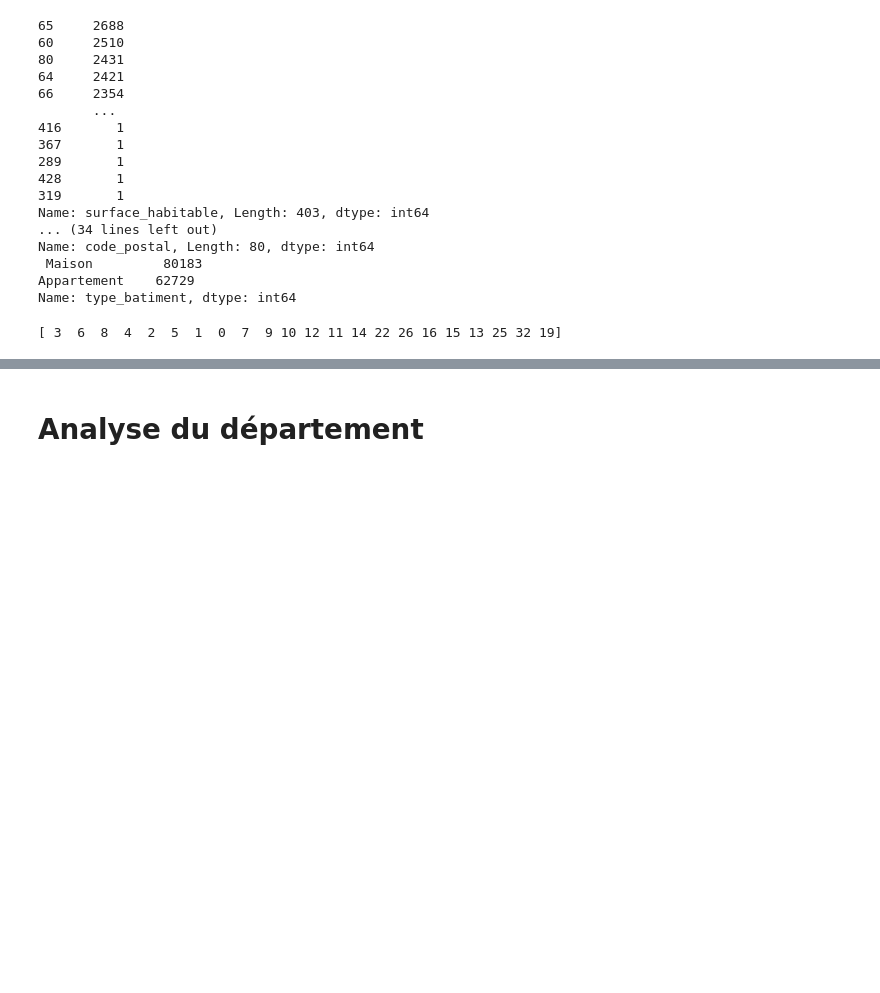
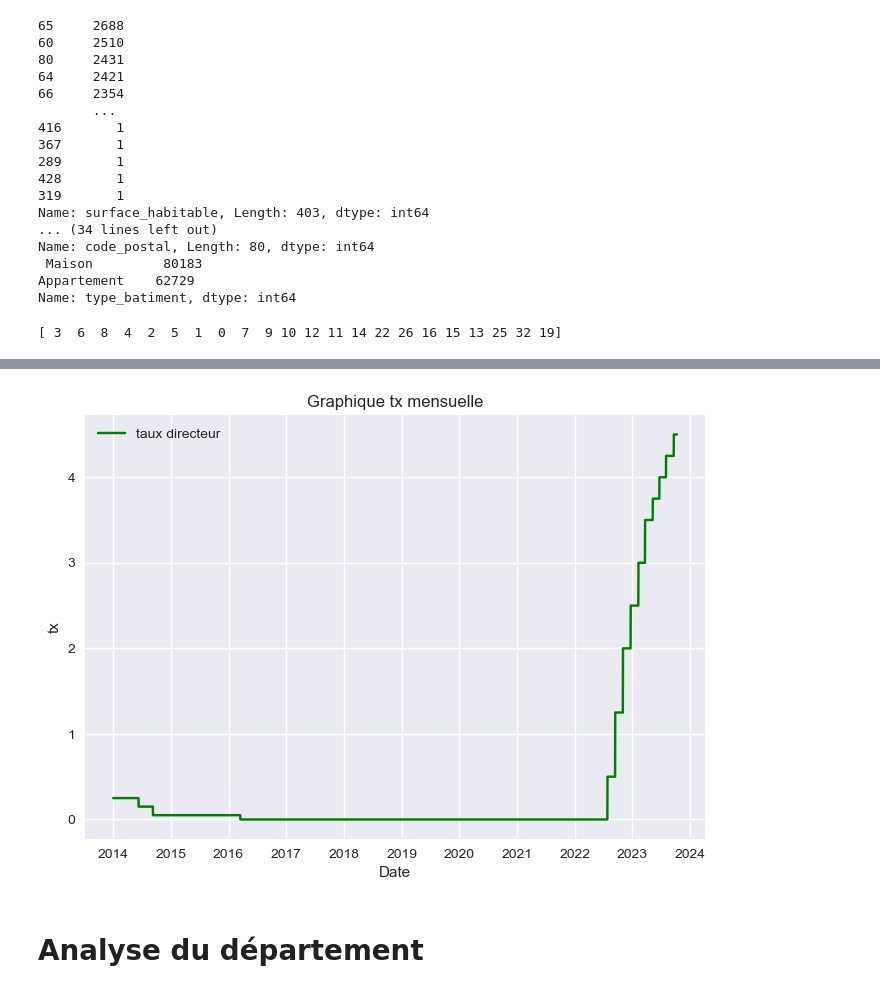
Before and after one commit to Kemriti/Bigdata, a Jupyter notebook: Paris.ipynb, the cells around one changed output, grey strips where cells are left out. Cells and saved outputs as stored; diff of their text form; code cells hidden in the pictures; blank space fills up the shorter version.

```diff
--- a/Paris.ipynb
+++ b/Paris.ipynb
@@ -150,0 +158,4 @@ print(departement["n_pieces"].unique())
+# %%
+tx_directeur = pd.read_csv("ECB tx directeur.csv",parse_dates=["DATE"],index_col="DATE")
+tx_directeur.index = pd.to_datetime(tx_directeur.index)
+tx_directeur= tx_directeur[(tx_directeur.index >= '2014-01-01') & (tx_directeur.index <= '2023-12-31')]
@@ -151,3 +164,19 @@ print(departement["n_pieces"].unique())
+# %%
+import matplotlib.pyplot as plt
+
+# Remplace 'Date' par le nom correct de ta colonne de dates
+plt.plot(tx_directeur.index, tx_directeur['ECB Main refinancing operations - fixed rate tenders (fixed rate) (date of changes) - Level (FM.D.U2.EUR.4F.KR.MRR_FR.LEV)'], label='taux directeur', color='green')
+
+# Choisis les emplacements des marques sur l'axe des x
+
+plt.legend()
+plt.title('Graphique tx mensuelle')
+plt.xlabel('Date')
+plt.ylabel('tx')
+
+plt.show()
+# %% [output]
+[figure, added]
 # %% [markdown]
 # Analyse du département
 # %%
```
Also changed, not shown: parts of 14 cells of this notebook.
